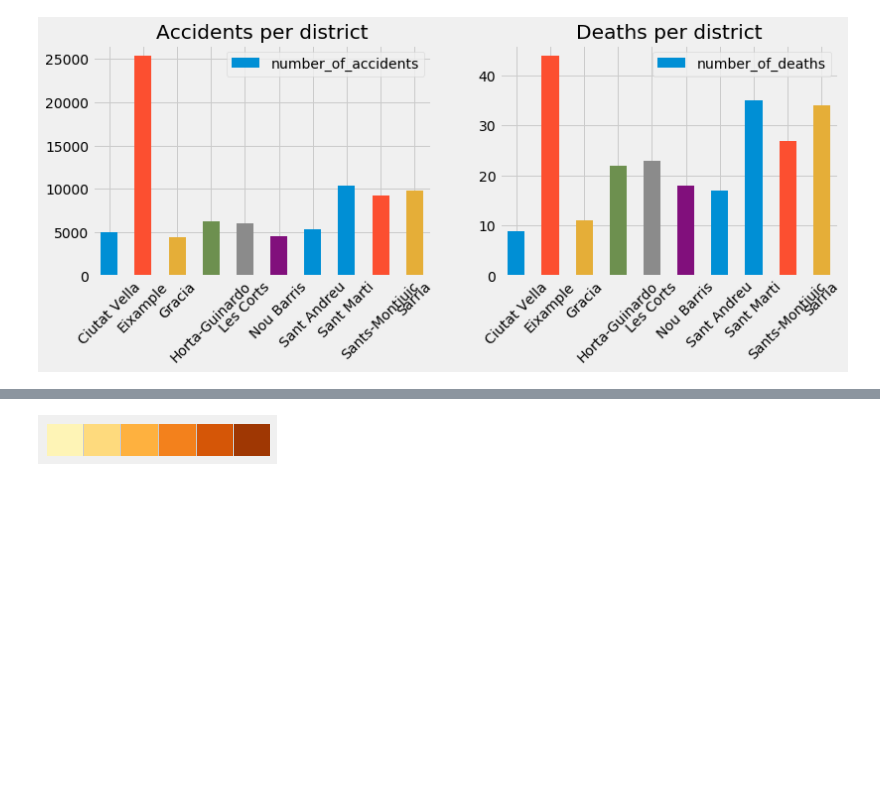
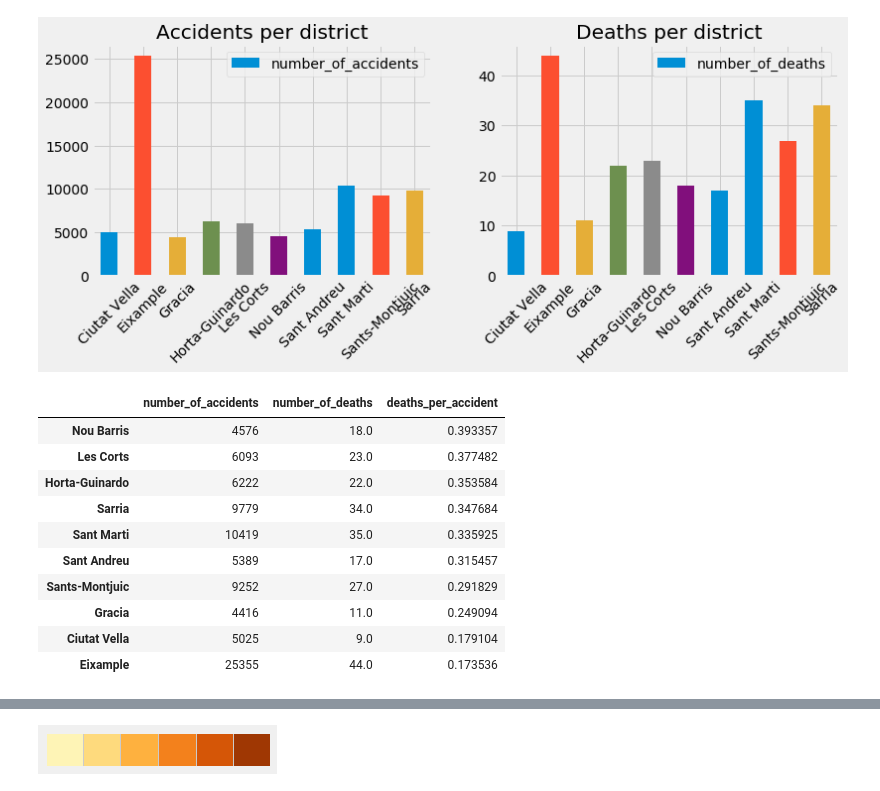
Before and after one commit to AlexChicote/BarcelonaAccidents, a Jupyter notebook: BarcelonaAccidents-2010-2018-Plotting-Accidents.ipynb, the cells around one changed output, grey strips where cells are left out. Saved outputs shown, nothing was run; the diff lists cells and outputs as text; code cells hidden in the pictures; blank space fills up the shorter version.

```diff
--- a/BarcelonaAccidents-2010-2018-Plotting-Accidents.ipynb
+++ b/BarcelonaAccidents-2010-2018-Plotting-Accidents.ipynb
@@ -711,3 +761,17 @@ def calc_color_barri(data, color=None):
+# %%
+district.sort_values('deaths_per_accident', ascending=False)
+# %% [output]
+|  | number_of_accidents | number_of_deaths | deaths_per_accident |
+| Nou Barris | 4576 | 18.0 | 0.393357 |
+| Les Corts | 6093 | 23.0 | 0.377482 |
+| Horta-Guinardo | 6222 | 22.0 | 0.353584 |
+| Sarria | 9779 | 34.0 | 0.347684 |
+| Sant Marti | 10419 | 35.0 | 0.335925 |
+| Sant Andreu | 5389 | 17.0 | 0.315457 |
+| Sants-Montjuic | 9252 | 27.0 | 0.291829 |
+| Gracia | 4416 | 11.0 | 0.249094 |
+| Ciutat Vella | 5025 | 9.0 | 0.179104 |
+| Eixample | 25355 | 44.0 | 0.173536 |
 # %%
 import shapefile as shp
 shp_path = "./shapefiles_barcelona_distrito/shapefiles_barcelona_distrito.shp"
```
Also changed, not shown: parts of 3 cells of this notebook, 1 other file.
